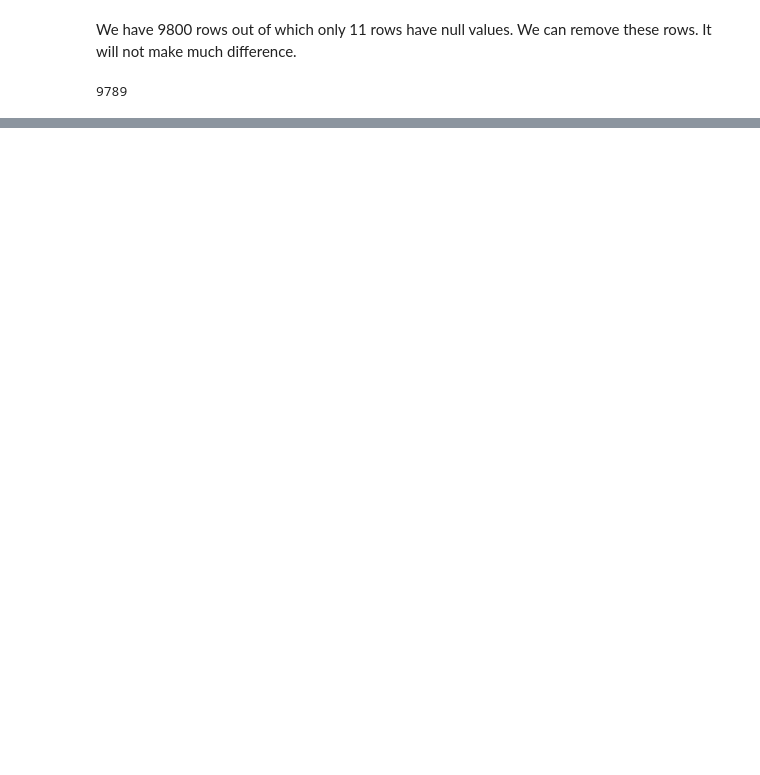
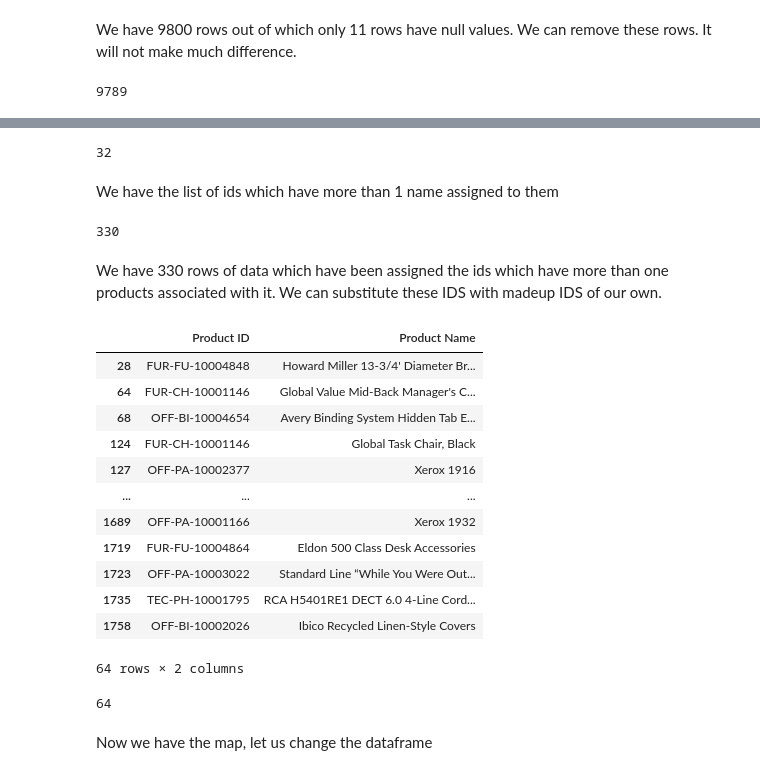
Before and after one commit to Dhami0007/Superstore_SQL_Project, a Jupyter notebook: Superstore_SQL_analysis.ipynb, the cells around one changed output, grey strips where cells are left out. Cells and saved outputs as stored; diff of their text form; code cells hidden in the pictures; blank space fills up the shorter version.

Commit message:
The data is clean and ready to populate the tables

```diff
--- a/Superstore_SQL_analysis.ipynb
+++ b/Superstore_SQL_analysis.ipynb
@@ -326,0 +355,9 @@ for index,row in df.iterrows():
+# %%
+# making a lilst of all names I have to change the ids for
+name_id = dict()
+for row in data:
+    if row[3] not in name_id:
+        name_id[row[3]] = row[0]
+
+for keys in name_id.keys():
+    print(keys)
@@ -326,0 +405,12 @@ for index,row in df.iterrows():
+# %%
+# list of unique product names
+unique_names = list()
+
+# We can not assess this using SQL because product id is our primary key and we can not have duplicate values
+# therefore we will be using pandas for this
+temp_df = pd.DataFrame(columns = product.columns)
+for index, row in product.iterrows():
+    if row['Product Name'] not in unique_names:
+        unique_names.append(row['Product Name'])
+        new_row = pd.DataFrame([row], columns = product.columns)
+        temp_df = pd.concat([temp_df, new_row], ignore_index=True)
@@ -326,0 +426,18 @@ for index,row in df.iterrows():
+# %%
+id_occ = dict()
+for index, row in temp_df.iterrows():
+    if row['Product ID'] not in id_occ:
+        id_occ[row['Product ID']] = 1
+    else:
+        id_occ[row['Product ID']] += 1
+
+target_ids = list()
+for key in id_occ.keys():
+    if id_occ[key] > 1:
+        target_ids.append(key)
+# %%
+len(target_ids)
+# %% [output]
+32
+# %% [markdown]
+We have the list of ids which have more than 1 name assigned to them
@@ -326,0 +449,39 @@ for index,row in df.iterrows():
+# %%
+count
+# %% [output]
+330
+# %% [markdown]
+We have 330 rows of data which have been assigned the ids which have more than one products associated with it. We can substitute these IDS with madeup IDS of our own.
+# %%
+pairs = temp_df[['Product ID','Product Name']]
+pairs = pairs[pairs['Product ID'].isin(target_ids)]
+# %%
+pairs
+# %% [output]
+|  | Product ID | Product Name |
+| 28 | FUR-FU-10004848 | Howard Miller 13-3/4' Diameter Br... |
+| 64 | FUR-CH-10001146 | Global Value Mid-Back Manager's C... |
+| 68 | OFF-BI-10004654 | Avery Binding System Hidden Tab E... |
+| 124 | FUR-CH-10001146 | Global Task Chair, Black |
+| 127 | OFF-PA-10002377 | Xerox 1916 |
+| ... | ... | ... |
+| 1689 | OFF-PA-10001166 | Xerox 1932 |
+| 1719 | FUR-FU-10004864 | Eldon 500 Class Desk Accessories |
+| 1723 | OFF-PA-10003022 | Standard Line “While You Were Out... |
+| 1735 | TEC-PH-10001795 | RCA H5401RE1 DECT 6.0 4-Line Cord... |
+| 1758 | OFF-BI-10002026 | Ibico Recycled Linen-Style Covers |
+64 rows × 2 columns
+# %%
+id_name_map = dict()
+
+count = 1
+for index, row in pairs.iterrows():
+    if row['Product Name'] not in id_name_map.keys():
+        id_name_map[row['Product Name']] = str(count)+row['Product ID']
+        count += 1
+
+len(id_name_map.keys())
+# %% [output]
+64
+# %% [markdown]
+Now we have the map, let us change the dataframe
```
Also changed, not shown: parts of 41 cells of this notebook, 1 other file.
